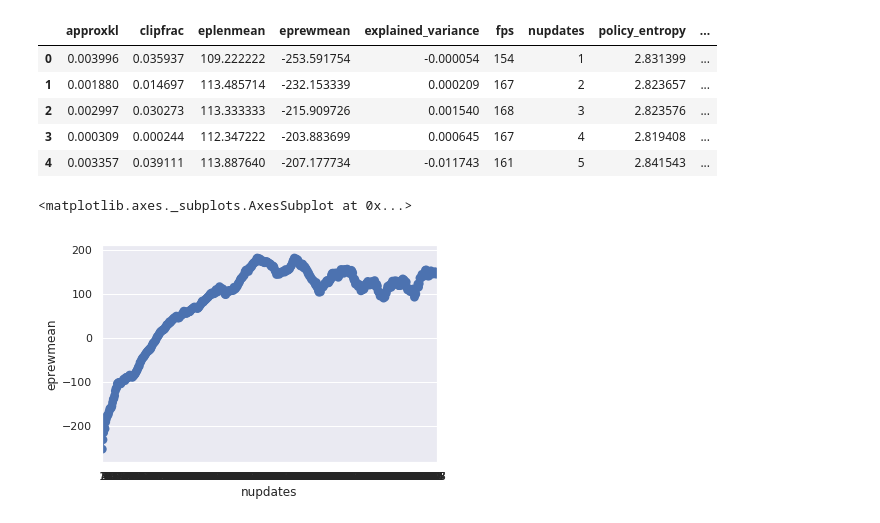
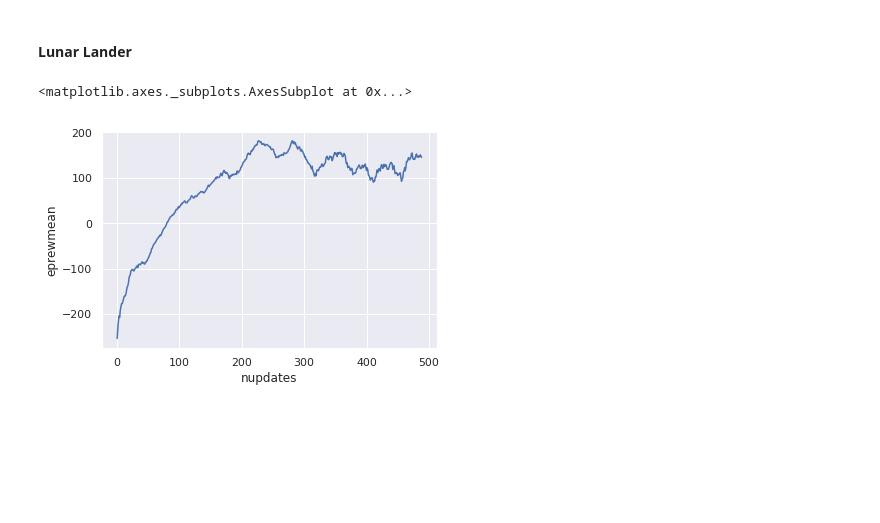
Before and after one commit to tjcdev/mlpgroup009, a Jupyter notebook: analysis/Baseline - Graph.ipynb, the cells around one changed output. Saved outputs shown, nothing was run; the diff lists cells and outputs as text; code cells hidden in the pictures; blank space fills up the shorter version.

```diff
--- a/analysis/Baseline - Graph.ipynb
+++ b/analysis/Baseline - Graph.ipynb
@@ -5,16 +23,8 @@ sns.set()
+# %% [markdown]
+#### Lunar Lander
 # %%
-data_df = pd.read_json('base-lun.json')
+base_bip = pd.read_json('base-lun.json')
+sns.lineplot(x="nupdates", y="eprewmean", data=base_bip)
+# %% [output]
+<matplotlib.axes._subplots.AxesSubplot at 0x...>
+[figure, added]
-# %%
-data_df.head()
-# %% [output]
-|  | approxkl | clipfrac | eplenmean | eprewmean | explained_variance | fps | nupdates | policy_entropy | ... |
-| 0 | 0.003996 | 0.035937 | 109.222222 | -253.591754 | -0.000054 | 154 | 1 | 2.831399 | ... |
-| 1 | 0.001880 | 0.014697 | 113.485714 | -232.153339 | 0.000209 | 167 | 2 | 2.823657 | ... |
-| 2 | 0.002997 | 0.030273 | 113.333333 | -215.909726 | 0.001540 | 168 | 3 | 2.823576 | ... |
-| 3 | 0.000309 | 0.000244 | 112.347222 | -203.883699 | 0.000645 | 167 | 4 | 2.819408 | ... |
-| 4 | 0.003357 | 0.039111 | 113.887640 | -207.177734 | -0.011743 | 161 | 5 | 2.841543 | ... |
-# %%
-sns.pointplot(x="nupdates", y="eprewmean", data=data_df)
-# %% [output]
-<matplotlib.axes._subplots.AxesSubplot at 0x...>
-[figure, removed]
```
Also changed, not shown: parts of 6 cells of this notebook.
